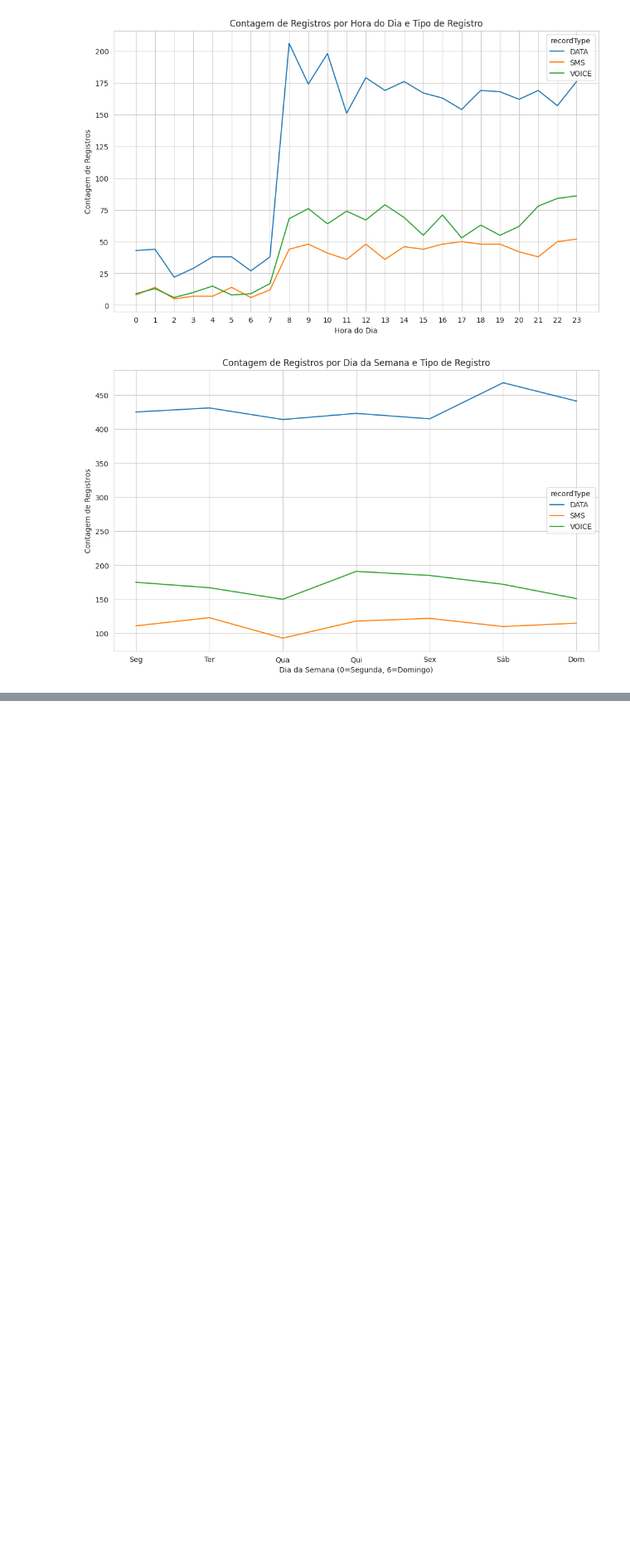
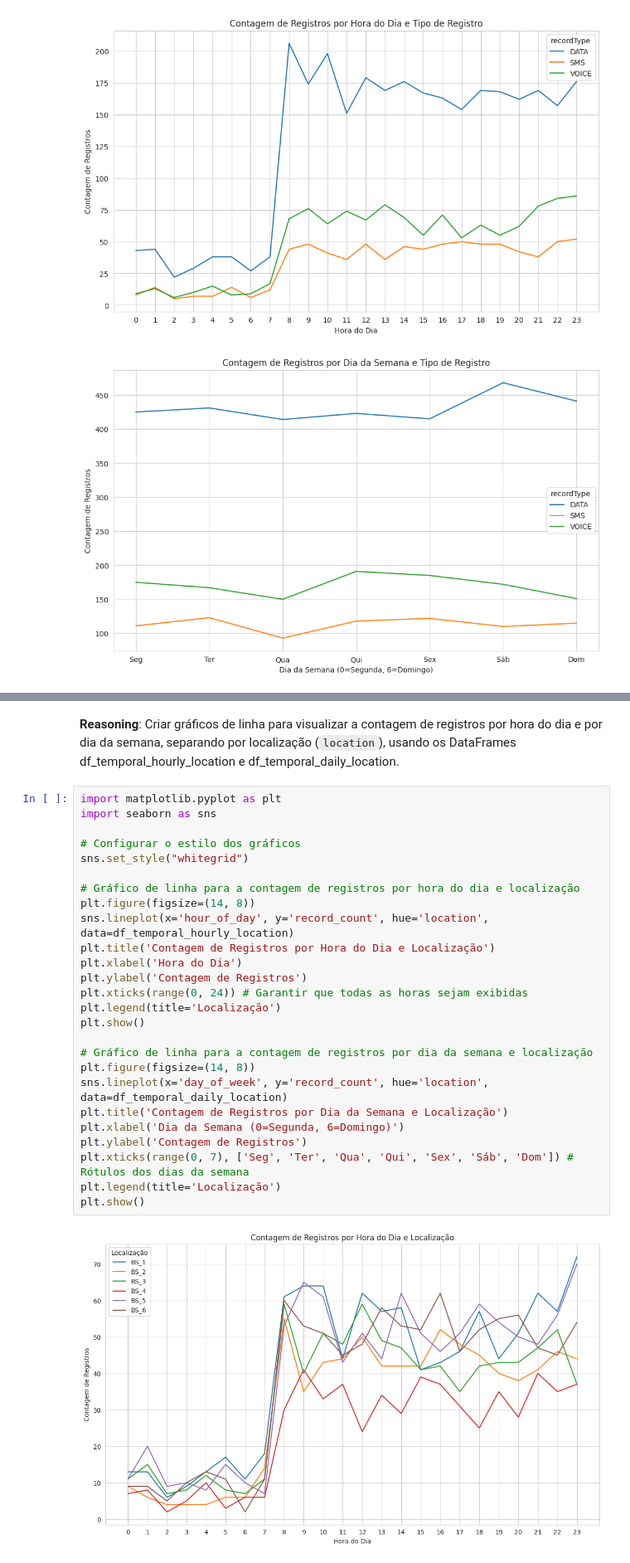
Before and after one commit to AntonioJorg/CDR, a Jupyter notebook: Gerador_CDR_aleatorio.ipynb, the cells around one changed output, grey strips where cells are left out. Shown at 83% size. Saved outputs shown, nothing was run; the diff lists cells and outputs as text; blank space fills up the shorter version.

```diff
--- a/Gerador_CDR_aleatorio.ipynb
+++ b/Gerador_CDR_aleatorio.ipynb
@@ -1945,0 +1989,31 @@ plt.show()
+# %% [markdown]
+**Reasoning**:
+Criar gráficos de linha para visualizar a contagem de registros por hora do dia e por dia da semana, separando por localização (`location`), usando os DataFrames df_temporal_hourly_location e df_temporal_daily_location.
+# %%
+import matplotlib.pyplot as plt
+import seaborn as sns
+
+# Configurar o estilo dos gráficos
+sns.set_style("whitegrid")
+
+# Gráfico de linha para a contagem de registros por hora do dia e localização
+plt.figure(figsize=(14, 8))
+sns.lineplot(x='hour_of_day', y='record_count', hue='location', data=df_temporal_hourly_location)
+plt.title('Contagem de Registros por Hora do Dia e Localização')
+plt.xlabel('Hora do Dia')
+plt.ylabel('Contagem de Registros')
+plt.xticks(range(0, 24)) # Garantir que todas as horas sejam exibidas
+plt.legend(title='Localização')
+plt.show()
+
+# Gráfico de linha para a contagem de registros por dia da semana e localização
+plt.figure(figsize=(14, 8))
+sns.lineplot(x='day_of_week', y='record_count', hue='location', data=df_temporal_daily_location)
+plt.title('Contagem de Registros por Dia da Semana e Localização')
+plt.xlabel('Dia da Semana (0=Segunda, 6=Domingo)')
+plt.ylabel('Contagem de Registros')
+plt.xticks(range(0, 7), ['Seg', 'Ter', 'Qua', 'Qui', 'Sex', 'Sáb', 'Dom']) # Rótulos dos dias da semana
+plt.legend(title='Localização')
+plt.show()
+# %% [output]
+[figure, added]
```
Also changed, not shown: parts of 19 cells of this notebook.
